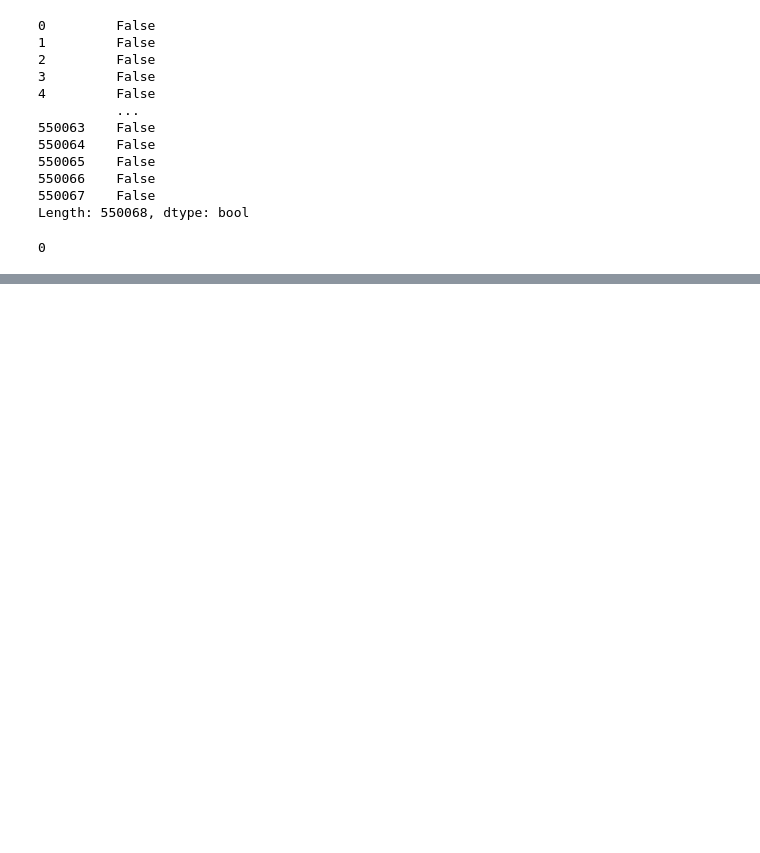
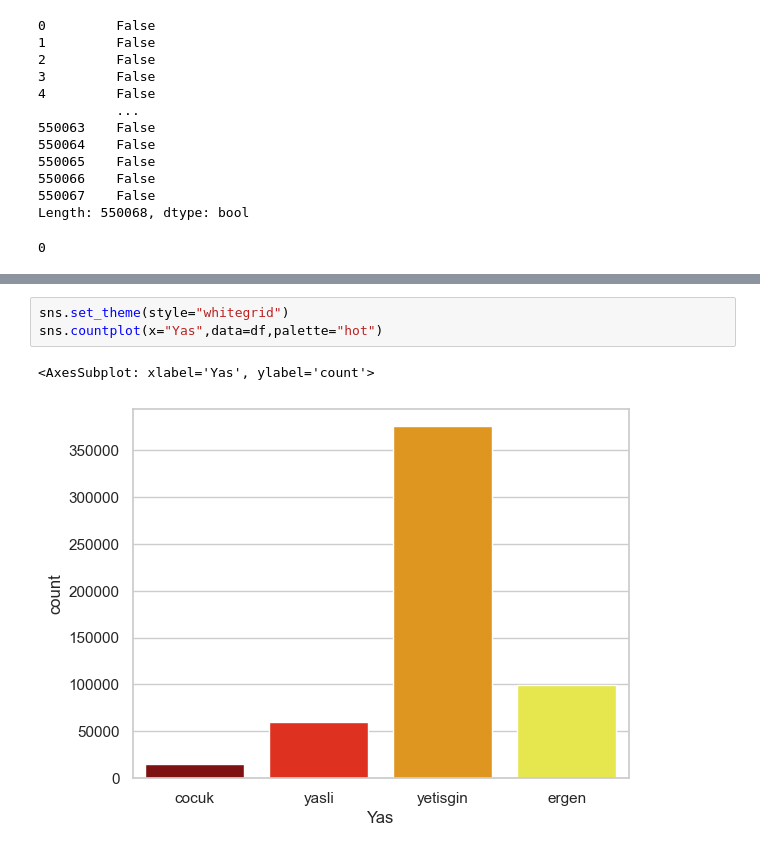
Before and after one commit to enesmanan/data-analysis-practices, a Jupyter notebook: Black Friday Sales EDA/black_friday.ipynb, the cells around one changed output, grey strips where cells are left out. Saved outputs shown, nothing was run; the diff lists cells and outputs as text; blank space fills up the shorter version.

```diff
--- a/Black Friday Sales EDA/black_friday.ipynb
+++ b/Black Friday Sales EDA/black_friday.ipynb
@@ -139,0 +291,6 @@ Name: Cinsiyet, Length: 550068, dtype: object>
+# %%
+sns.set_theme(style="whitegrid")
+sns.countplot(x="Yas",data=df,palette="hot")
+# %% [output]
+<AxesSubplot: xlabel='Yas', ylabel='count'>
+[figure, added]
```
Also changed, not shown: parts of 28 cells of this notebook.
